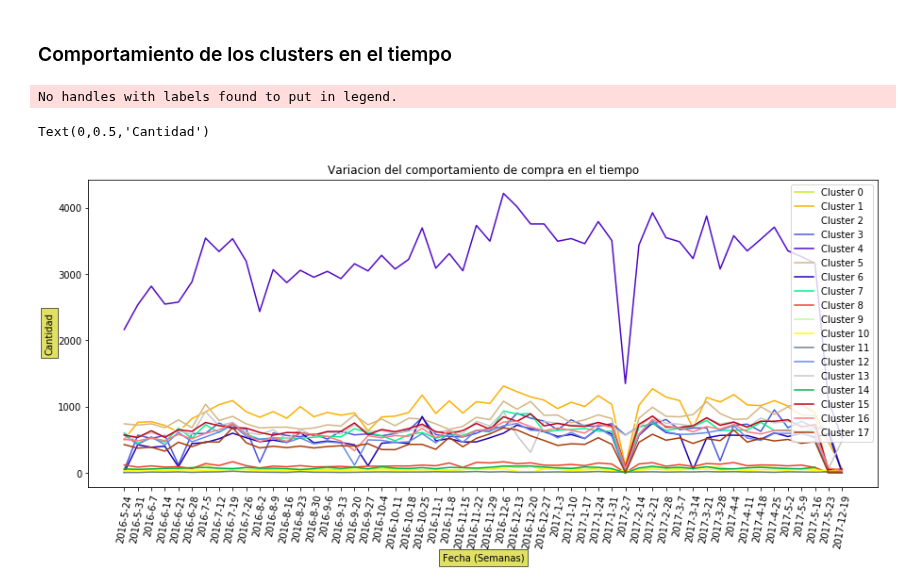
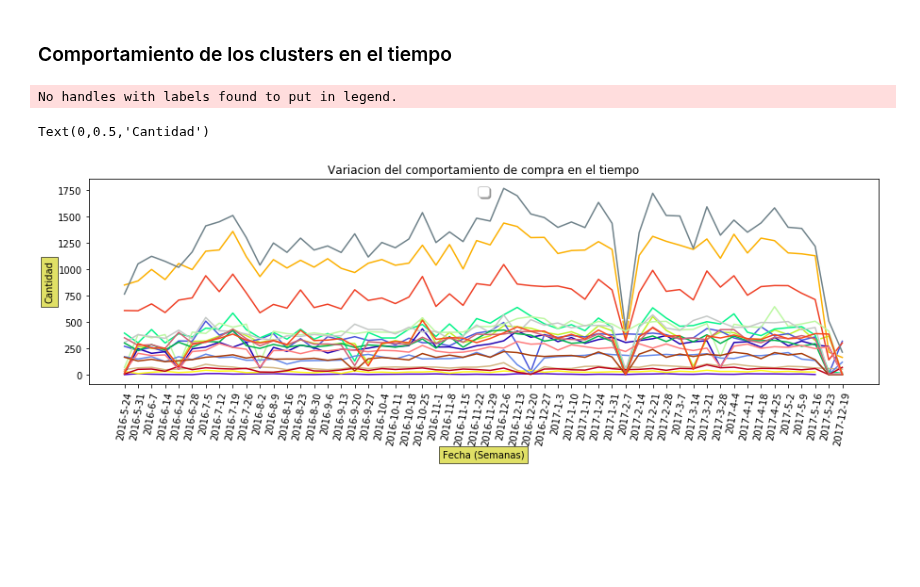
Before and after one commit to johnkbarrera/TemporalTXs, a Jupyter notebook: SIMPLE CLUSTERS - t (4)/(6) ANALISIS DE RESULTADOS.ipynb, the cells around one changed output. Cells and saved outputs as stored; diff of their text form; code cells hidden in the pictures; blank space fills up the shorter version.

```diff
--- a/SIMPLE CLUSTERS - t (4)/(6) ANALISIS DE RESULTADOS.ipynb
+++ b/SIMPLE CLUSTERS - t (4)/(6) ANALISIS DE RESULTADOS.ipynb
@@ -27,7 +27,7 @@ import numpy as np
 ### Comportamiento del cluster ?
 # %%
 # cluster = data.groupby(['collective_cluster']).sum().reset_index()
-cluster = data.groupby(['collective_cluster']).sum()
+cluster = data.groupby(['collective_cluster']).mean()
 cluster = cluster.iloc[:, 4:-1]
 num_cluster= len(cluster)
 # %%
@@ -99,0 +102,19 @@ plt.show()
+# %%
+fig, ax = plt.subplots()
+hist = data.groupby(['individual_cluster'], as_index=False, sort=True)['customer_tag'].count()
+longitud = len(hist)
+ax.bar(hist.index, hist['customer_tag'], align='center')
+ax.grid(color='gray', linestyle='--', linewidth=1)
+
+ax.set_xlabel('k')
+ax.set_xticks(hist.index)
+
+ax.set_ylabel('Frecuencia')
+tag =[]
+for i in range(len(hist)):
+    temp = 'Cluster '+ str(i)+''
+    tag.append(temp)
+
+ax.set_xticklabels(tag, rotation=80)
+ax.set_title('Histograma')
+plt.show()
@@ -159,39 +182,39 @@ def fromisocalendar(y,w,d):
 import matplotlib._color_data as mcd
 box = dict(facecolor='#cccc00', pad=4, alpha=0.6)
 
-fig = plt.figure(figsize=(15,6))
+fig = plt.figure(figsize=(15,4))
 ax = fig.add_subplot(111, frameon=True)
 x = list(helper['fecha'].drop_duplicates())
 
 for j in range(len(x)):
         x[j] = fromisocalendar(int(x[j][:4]),int(x[j][5:len(x[j])]),2)
 
 ax.set_xticklabels(x, rotation=80)
 
 # ------------ COLORES ---------------------
 overlap = mcd.XKCD_COLORS
 colores = ["" for x in range(len(overlap))]
 for j, n in enumerate(sorted(overlap, reverse=True)):
     cor = mcd.XKCD_COLORS[n].upper()
     colores[j] = cor
 
 legend = ax.legend(loc='upper center', shadow=True, fontsize='x-large')
 
 
 for i in range(longitud):
     cluster_i = helper[helper['collective_cluster']==i]
     y = cluster_i['customer_tag']
     x = cluster_i['fecha']
    # ax.plot(x,y,'-',color='C'+str(i)+'')
     ax.plot(x,y,'-',color=colores[i*10],label="Cluster "+str(i))
     #ax.plot(x,y,'ob',color=colores[i])
 
 
-ax.legend()
+#ax.legend()
 ax.set_title('Variacion del comportamiento de compra en el tiempo')
 ax.set_xlabel('Fecha (Semanas)', bbox=box)
 ax.set_ylabel('Cantidad', bbox=box)
 # %% [output]
 No handles with labels found to put in legend.
 Text(0,0.5,'Cantidad')
-[figure, old version]
+[figure, new version]
```
Also changed, not shown: parts of 12 cells of this notebook, 22 other files.
